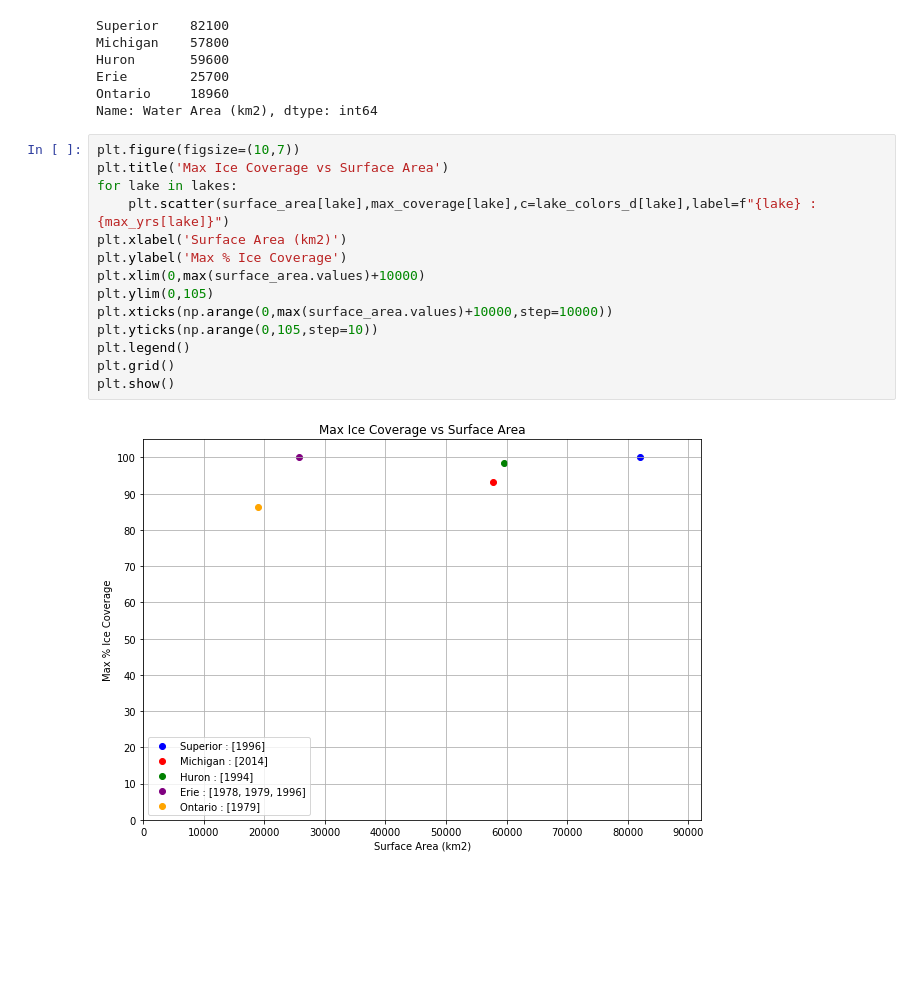
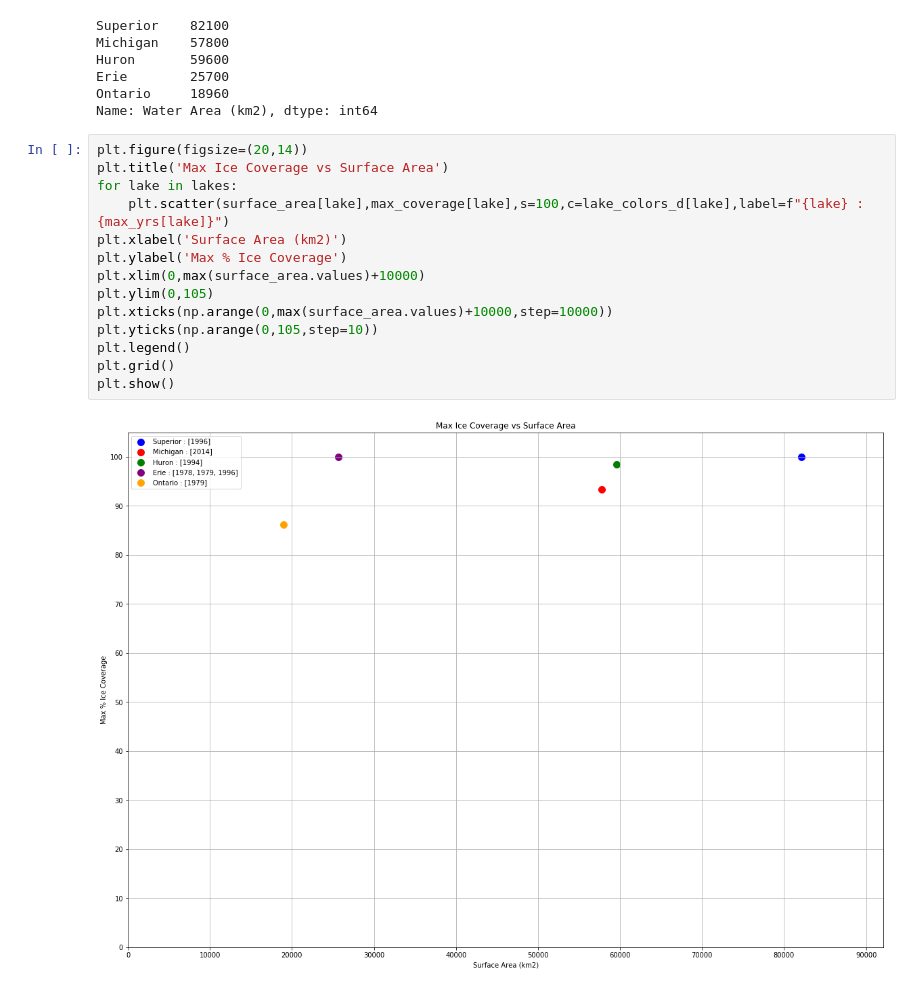
Before and after one commit to JansenKat/SMMBBGKJ-TTH-Prj1, a Jupyter notebook: notebooks/SAvsMaxCov.ipynb, the cells around one changed output. Drawn from its saved outputs; the diff is of its cells as text; blank space fills up the shorter version.

Commit message:
Make figure and markers bigger.

```diff
--- a/notebooks/SAvsMaxCov.ipynb
+++ b/notebooks/SAvsMaxCov.ipynb
@@ -71,18 +71,18 @@ Erie        25700
 Ontario     18960
 Name: Water Area (km2), dtype: int64
 # %%
-plt.figure(figsize=(10,7))
+plt.figure(figsize=(20,14))
 plt.title('Max Ice Coverage vs Surface Area')
 for lake in lakes:
-    plt.scatter(surface_area[lake],max_coverage[lake],c=lake_colors_d[lake],label=f"{lake} : {max_yrs[lake]}")
+    plt.scatter(surface_area[lake],max_coverage[lake],s=100,c=lake_colors_d[lake],label=f"{lake} : {max_yrs[lake]}")
 plt.xlabel('Surface Area (km2)')
 plt.ylabel('Max % Ice Coverage')
 plt.xlim(0,max(surface_area.values)+10000)
 plt.ylim(0,105)
 plt.xticks(np.arange(0,max(surface_area.values)+10000,step=10000))
 plt.yticks(np.arange(0,105,step=10))
 plt.legend()
 plt.grid()
 plt.show()
 # %% [output]
-[figure, old version]
+[figure, new version]
```
